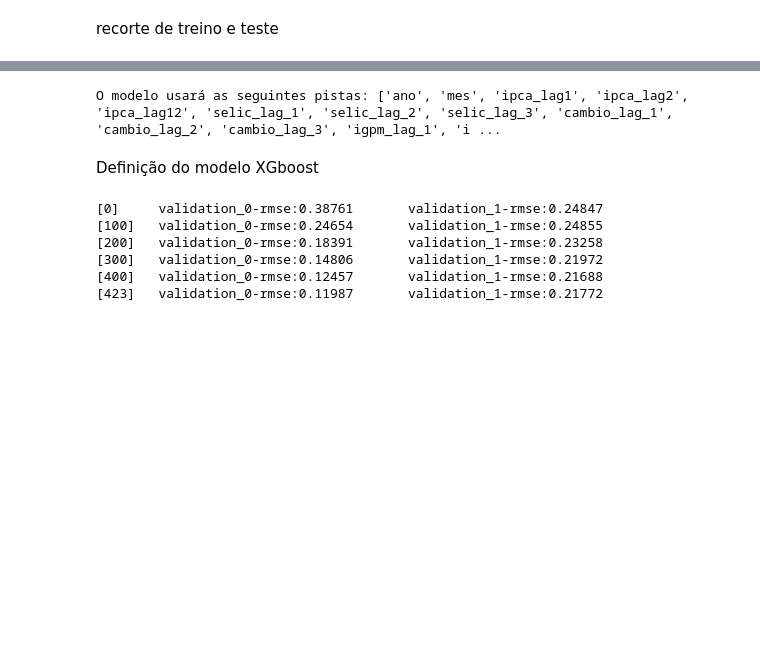
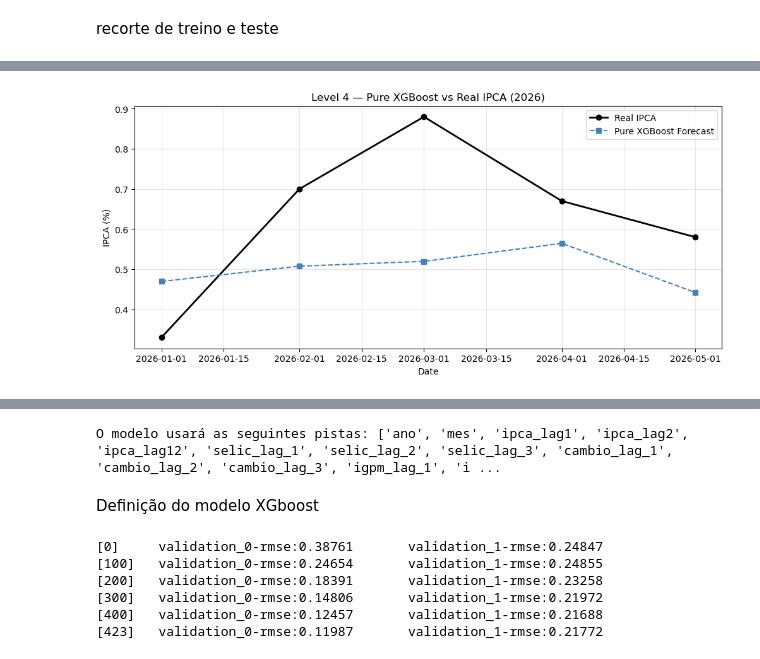
Before and after one commit to Marques07/IPCA-Prophet-Forecasting, a Jupyter notebook: 03_XGBoost_Modelagem.ipynb, the cells around one changed output, grey strips where cells are left out. Saved outputs shown, nothing was run; the diff lists cells and outputs as text; code cells hidden in the pictures; blank space fills up the shorter version.

Commit message:
Add Level 4 XGBoost with hyperparameter tuning

```diff
--- a/03_XGBoost_Modelagem.ipynb
+++ b/03_XGBoost_Modelagem.ipynb
@@ -122,0 +205,12 @@ Meses no teste: 4
+# %%
+modelo_xgb_puro = xgb.XGBRegressor(
+    **random_search_puro.best_params_, # ** desempacota o dict em argumentos nomeados
+    early_stopping_rounds=100,
+    random_state=42
+)
+
+modelo_xgb_puro.fit(
+    X_train_puro, y_train_puro,
+    eval_set=[(X_train_puro, y_train_puro), (X_test_puro, y_test_puro)],
+    verbose=100
+)
@@ -122,0 +232,19 @@ Meses no teste: 4
+# %%
+previsoes_puro = modelo_xgb_puro.predict(X_test_puro)
+
+df_comparativo_puro = pd.DataFrame({
+    'Data': teste['data'],
+    'IPCA_Real': y_test_puro.values,
+    'IPCA_XGBoost_Puro': previsoes_puro
+})
+df_comparativo_puro['Diferenca'] = (
+    df_comparativo_puro['IPCA_Real'] - df_comparativo_puro['IPCA_XGBoost_Puro']
+)
+
+mae_puro = mean_absolute_error(y_test_puro, previsoes_puro)
+rmse_puro = root_mean_squared_error(y_test_puro, previsoes_puro)
+
+print("--- Level 4: Pure XGBoost Results (Tuned) ---")
+print(df_comparativo_puro.to_string(index=False))
+print(f"\nMAE:  {mae_puro:.4f}")
+print(f"RMSE: {rmse_puro:.4f}")
@@ -122,0 +262,14 @@ Meses no teste: 4
+# %%
+plt.figure(figsize=(12, 5))
+plt.plot(df_comparativo_puro['Data'], df_comparativo_puro['IPCA_Real'],
+         marker='o', label='Real IPCA', color='black', linewidth=2)
+plt.plot(df_comparativo_puro['Data'], df_comparativo_puro['IPCA_XGBoost_Puro'],
+         marker='s', label='Pure XGBoost Forecast', color='steelblue', linestyle='--')
+plt.title('Level 4 — Pure XGBoost vs Real IPCA (2026)')
+plt.xlabel('Date')
+plt.ylabel('IPCA (%)')
+plt.legend()
+plt.grid(True, alpha=0.3)
+plt.show()
+# %% [output]
+[figure, added]
```
Also changed, not shown: parts of 10 cells of this notebook, 2 other files.
